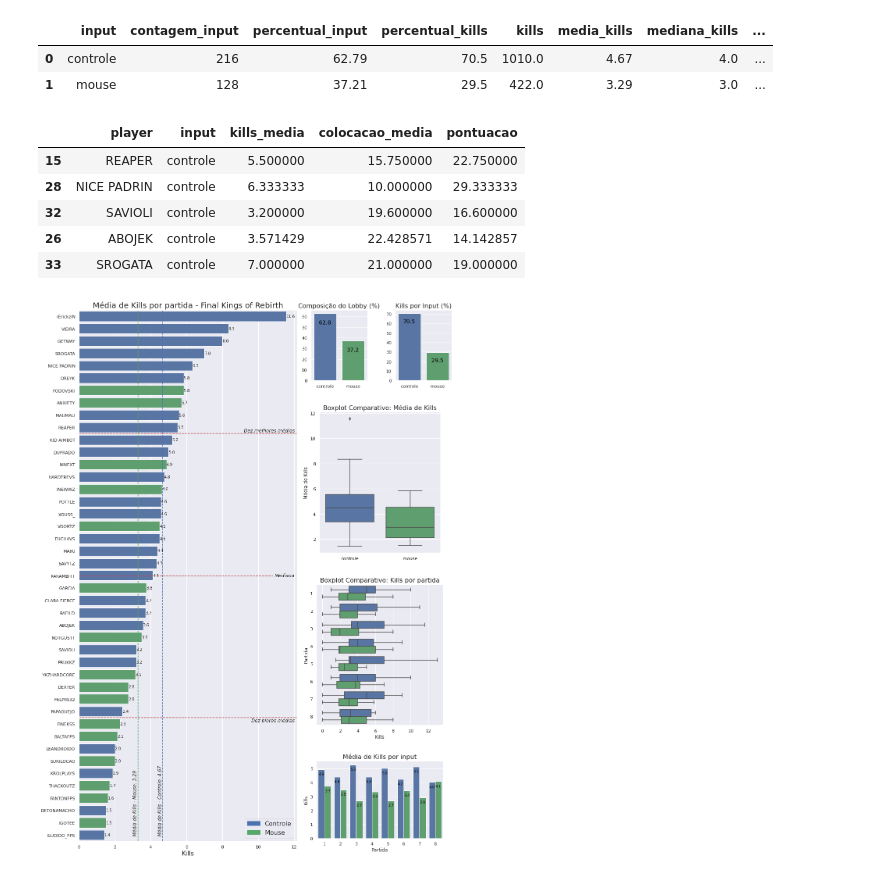
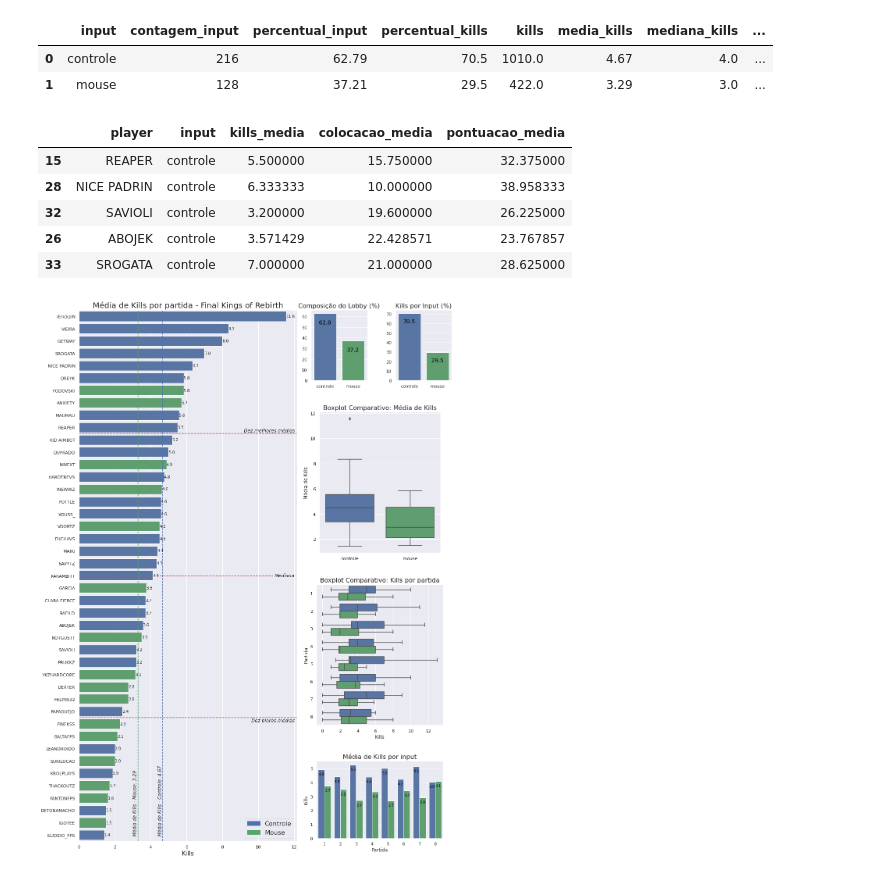
Before and after one commit to GodoyLucas/king_of_rebirth, a Jupyter notebook: Notebooks/King_of_Rebirth_Final.ipynb, the cells around one changed output. Cells and saved outputs as stored; diff of their text form; code cells hidden in the pictures.

```diff
--- a/Notebooks/King_of_Rebirth_Final.ipynb
+++ b/Notebooks/King_of_Rebirth_Final.ipynb
@@ -377,2 +363,17 @@ Com o tratamento, os players de controle têm, em média, 41.89% na média de ki
 # %% [markdown]
 ## Análise dos resultados
+# %%
+valores_colocacao_max = []
+valores_pontuacao = []
+
+for i in final_tratado.itertuples():
+  colocacao_max = final_tratado.query('partida == @i.partida').colocacao.max()
+  colocacao = i.colocacao
+  kills = i.kills
+  pontuacao = colocacao_max - colocacao + kills
+  valores_colocacao_max.append(colocacao_max)
+  valores_pontuacao.append(pontuacao)
+
+final_tratado['colocacao_max_partida'] = valores_colocacao_max
+final_tratado['pontuacao'] = valores_pontuacao
+final_tratado.head(20)
@@ -395,19 +416,18 @@ dist_freq_input
 # %%
 players = pd.DataFrame(final_tratado.player.unique(), columns = ['player'])
 players = pd.merge(players, final_tratado[['input', 'player']], on=['player'], how='left')
 players.drop_duplicates(inplace=True)
-players = pd.merge(players, (final_tratado.groupby(['player', 'input'])[['kills', 'colocacao']].mean()), on=['player'], how='left')
-players.rename(columns={'kills': 'kills_media', 'colocacao': 'colocacao_media'}, inplace = True)
-players['pontuacao'] = players.colocacao_media.max() - players.colocacao_media + players.kills_media
+players = pd.merge(players, (final_tratado.groupby(['player', 'input'])[['kills', 'colocacao', 'pontuacao']].mean()), on=['player'], how='left')
+players.rename(columns={'kills': 'kills_media', 'colocacao': 'colocacao_media', 'pontuacao': 'pontuacao_media'}, inplace = True)
 players = players.sort_values('input')
 players.head()
 # %% [output]
-|  | player | input | kills_media | colocacao_media | pontuacao |
-| 15 | REAPER | controle | 5.500000 | 15.750000 | 22.750000 |
-| 28 | NICE PADRIN | controle | 6.333333 | 10.000000 | 29.333333 |
-| 32 | SAVIOLI | controle | 3.200000 | 19.600000 | 16.600000 |
-| 26 | ABOJEK | controle | 3.571429 | 22.428571 | 14.142857 |
-| 33 | SROGATA | controle | 7.000000 | 21.000000 | 19.000000 |
+|  | player | input | kills_media | colocacao_media | pontuacao_media |
+| 15 | REAPER | controle | 5.500000 | 15.750000 | 32.375000 |
+| 28 | NICE PADRIN | controle | 6.333333 | 10.000000 | 38.958333 |
+| 32 | SAVIOLI | controle | 3.200000 | 19.600000 | 26.225000 |
+| 26 | ABOJEK | controle | 3.571429 | 22.428571 | 23.767857 |
+| 33 | SROGATA | controle | 7.000000 | 21.000000 | 28.625000 |
 # %%
 # Definindo gráfico principal:
 sns.set(style="darkgrid")
```
Also changed, not shown: parts of 8 cells of this notebook.
